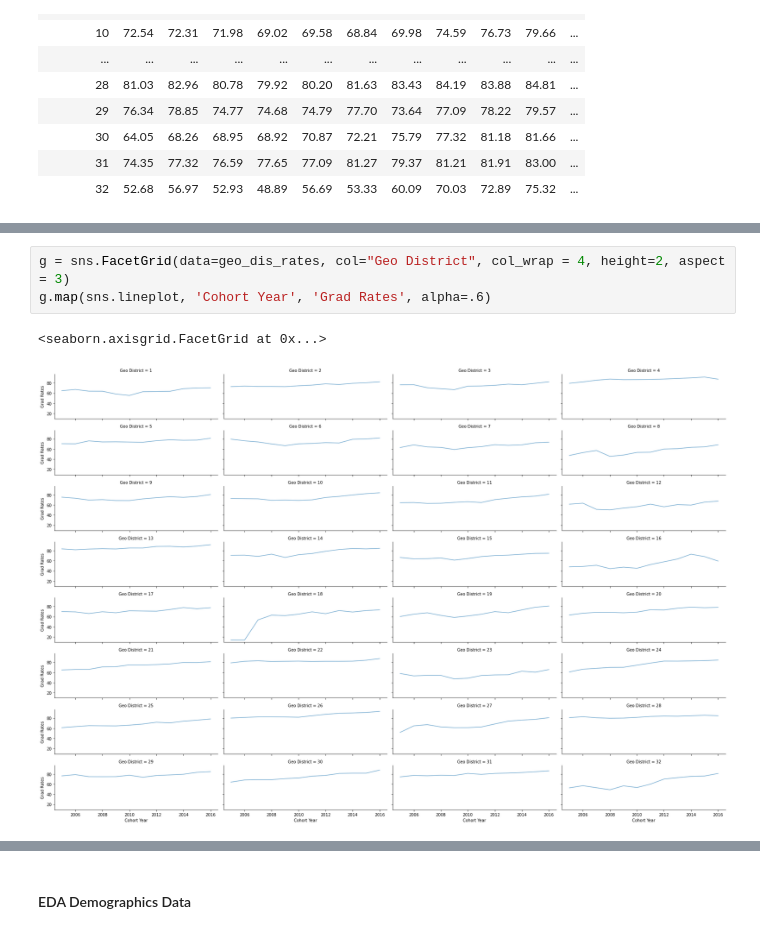
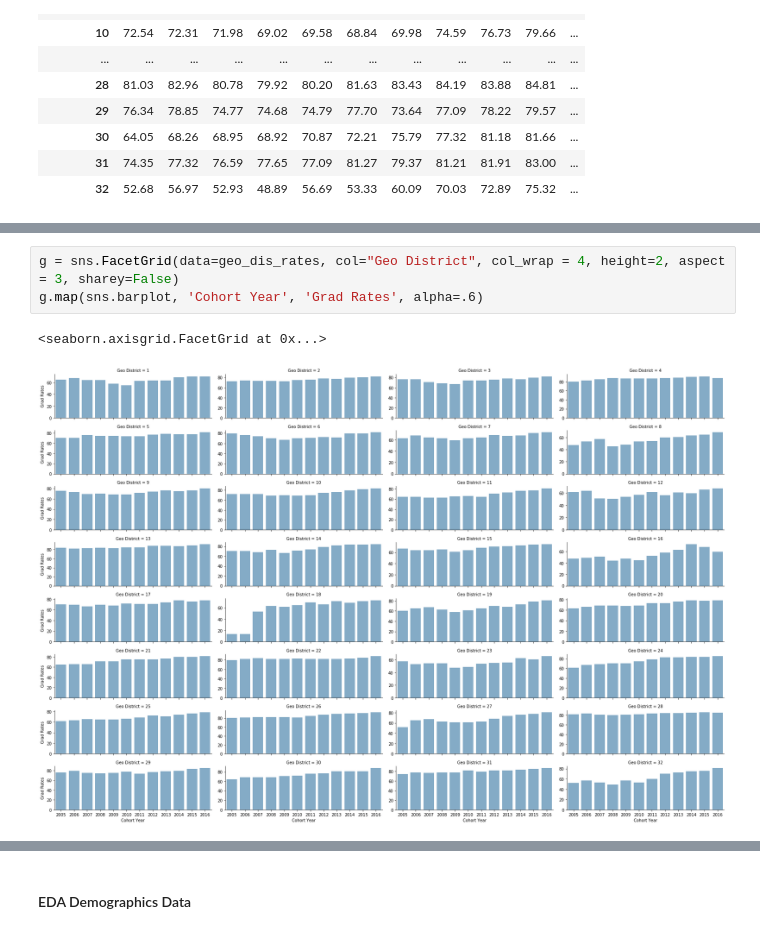
Before and after one commit to meiguan/covid19SchoolsNYC, a Jupyter notebook: eda_public_datasets.ipynb, the cells around one changed output, grey strips where cells are left out. Cells and saved outputs as stored; diff of their text form.

```diff
--- a/eda_public_datasets.ipynb
+++ b/eda_public_datasets.ipynb
@@ -301,11 +293,11 @@ g = sns.catplot(
 # %% [output]
 [figure]
 # %%
-g = sns.FacetGrid(data=geo_dis_rates, col="Geo District", col_wrap = 4, height=2, aspect = 3)
-g.map(sns.lineplot, 'Cohort Year', 'Grad Rates', alpha=.6)
+g = sns.FacetGrid(data=geo_dis_rates, col="Geo District", col_wrap = 4, height=2, aspect = 3, sharey=False)
+g.map(sns.barplot, 'Cohort Year', 'Grad Rates', alpha=.6)
 # %% [output]
 <seaborn.axisgrid.FacetGrid at 0x...>
-[figure, old version]
+[figure, new version]
 # %%
 fig, axes = plt.subplots(8,4,figsize=(20,15))
 pd.plotting.autocorrelation_plot(geo_dis_rates[geo_dis_rates['Geo District']==1], ax=axes[0,0])
```
Also changed, not shown: parts of 8 cells of this notebook, 3 other files.
